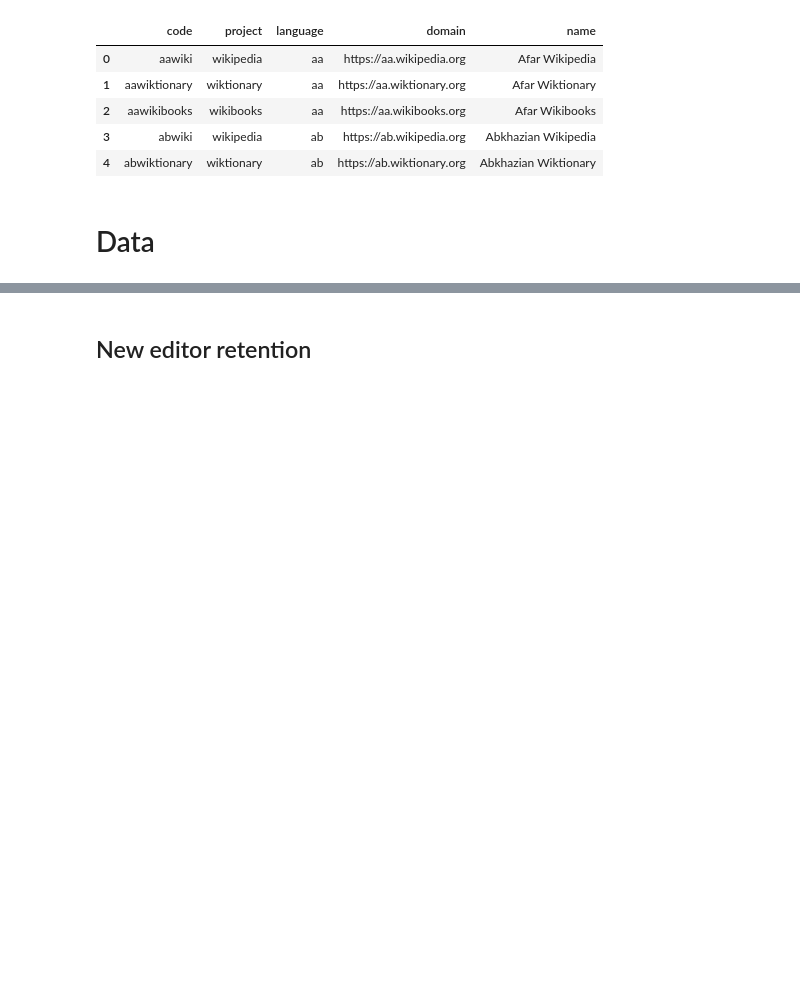
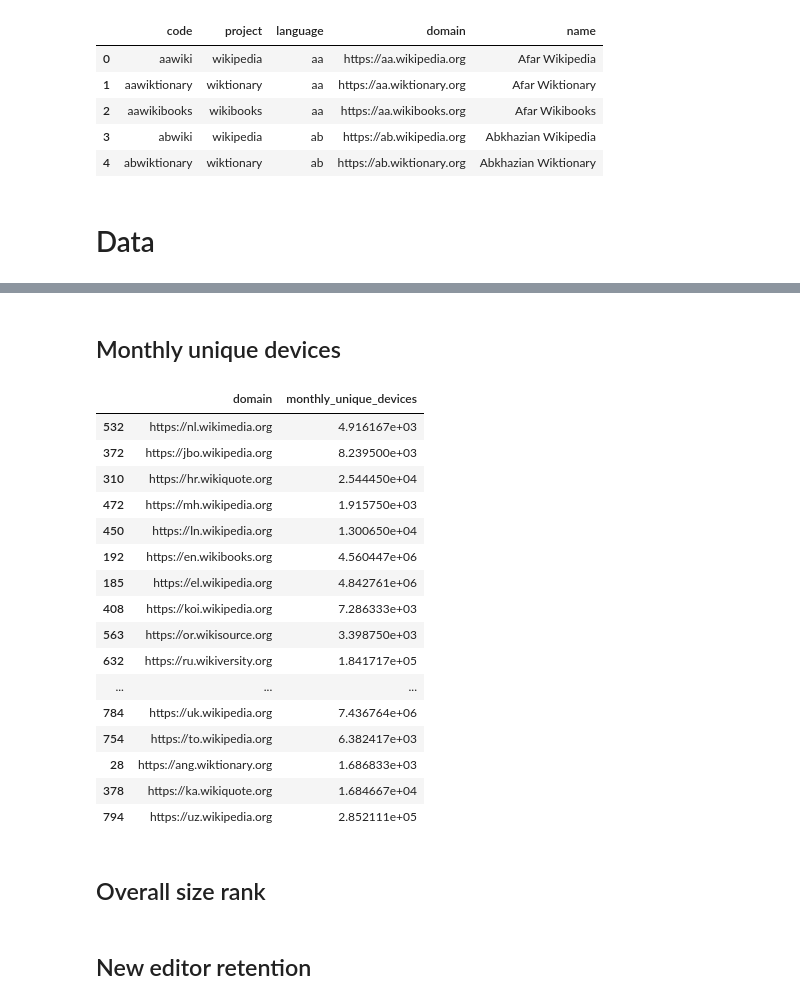
Before and after one commit to wikimedia-research/wiki-comparison, a Jupyter notebook: data-collection.ipynb, the cells around one changed output, grey strips where cells are left out. Cells and saved outputs as stored; diff of their text form; code cells hidden in the pictures; blank space fills up the shorter version.

```diff
--- a/data-collection.ipynb
+++ b/data-collection.ipynb
@@ -128,0 +177,44 @@ data = wikis.copy().rename(columns={"code": "wiki"})
+# %% [markdown]
+## Monthly unique devices
+# %%
+mud = wmf.hive.run("""
+select
+    regexp_replace(
+        regexp_replace(
+            regexp_replace(domain, "zero\\\\.", ""),
+        '^m\\\\.', ''),
+    '\\\\.m\\\\.', '.') as domain,
+  sum(uniques_estimate) / 12 as monthly_unique_devices
+FROM wmf.unique_devices_per_domain_monthly
+WHERE
+    concat(year, month) >= "201706" and
+    concat(year, month) < "201806"
+group by
+    regexp_replace(
+        regexp_replace(
+            regexp_replace(domain, "zero\\\\.", ""),
+        '^m\\\\.', ''),
+    '\\\\.m\\\\.', '.')
+""")
+
+mud["domain"] = "https://" + mud["domain"]
+
+mud.sample(20)
+# %% [output]
+|  | domain | monthly_unique_devices |
+| 532 | https://nl.wikimedia.org | 4.916167e+03 |
+| 372 | https://jbo.wikipedia.org | 8.239500e+03 |
+| 310 | https://hr.wikiquote.org | 2.544450e+04 |
+| 472 | https://mh.wikipedia.org | 1.915750e+03 |
+| 450 | https://ln.wikipedia.org | 1.300650e+04 |
+| 192 | https://en.wikibooks.org | 4.560447e+06 |
+| 185 | https://el.wikipedia.org | 4.842761e+06 |
+| 408 | https://koi.wikipedia.org | 7.286333e+03 |
+| 563 | https://or.wikisource.org | 3.398750e+03 |
+| 632 | https://ru.wikiversity.org | 1.841717e+05 |
+| ... | ... | ... |
+| 784 | https://uk.wikipedia.org | 7.436764e+06 |
+| 754 | https://to.wikipedia.org | 6.382417e+03 |
+| 28 | https://ang.wiktionary.org | 1.686833e+03 |
+| 378 | https://ka.wikiquote.org | 1.684667e+04 |
+| 794 | https://uz.wikipedia.org | 2.852111e+05 |
@@ -128,0 +223,2 @@ data = wikis.copy().rename(columns={"code": "wiki"})
+# %% [markdown]
+## Overall size rank
```
Also changed, not shown: parts of 65 cells of this notebook.
